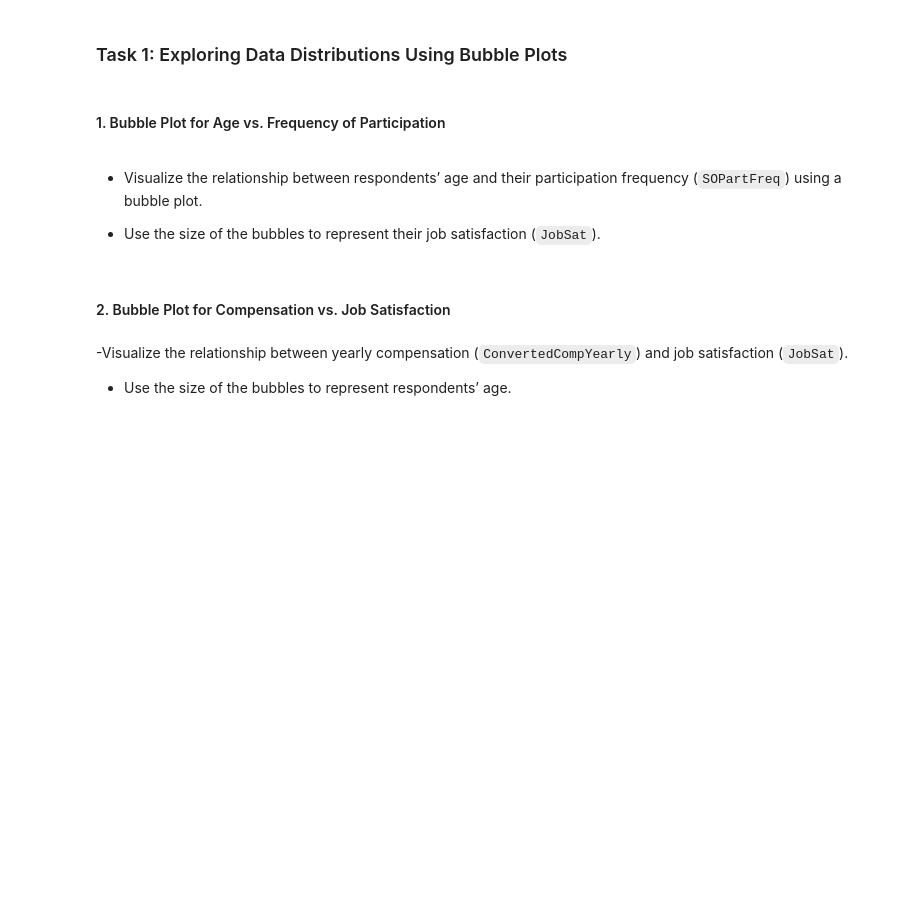
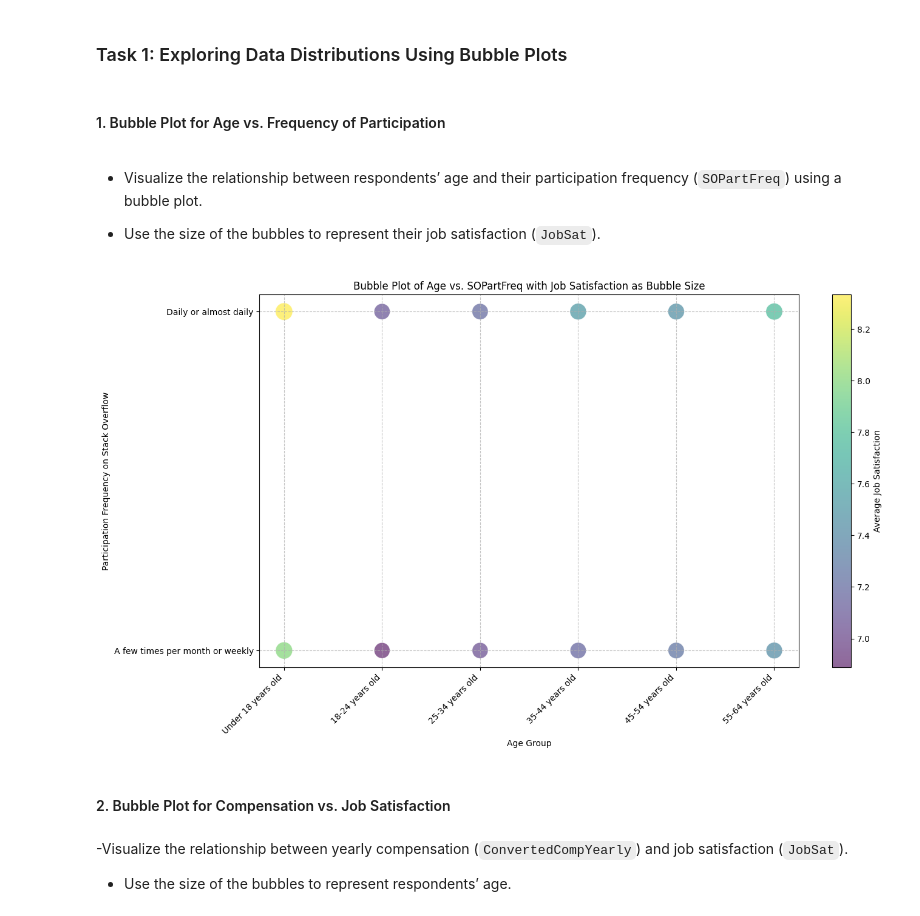
Before and after one commit to Sumant-crty/IBM-Data-Analyst-Capstone-Project, a Jupyter notebook: Lab 17 Bubble Plots.ipynb, the cells around one changed output. Saved outputs shown, nothing was run; the diff lists cells and outputs as text; code cells hidden in the pictures; blank space fills up the shorter version.

```diff
--- a/Lab 17 Bubble Plots.ipynb
+++ b/Lab 17 Bubble Plots.ipynb
@@ -61,3 +87,80 @@ df.head()
+# %%
+import matplotlib.pyplot as plt
+import numpy as np
+
+# Drop rows where any of the relevant columns are NaN for this plot
+df_plot1 = df.dropna(subset=['Age', 'SOPartFreq', 'JobSat']).copy()
+
+# Define a consistent order for 'Age' and 'SOPartFreq' for better visualization
+age_order = [
+    'Under 18 years old',
+    '18-24 years old',
+    '25-34 years old',
+    '35-44 years old',
+    '45-54 years old',
+    '55-64 years old',
+    '65 years old or older'
+]
+
+sopartfreq_order = [
+    'Never',
+    'Once a year',
+    'Less than once a month or monthly',
+    'A few times per month or weekly',
+    'Daily or almost daily'
+]
+
+df_plot1['Age'] = pd.Categorical(df_plot1['Age'], categories=age_order, ordered=True)
+df_plot1['SOPartFreq'] = pd.Categorical(df_plot1['SOPartFreq'], categories=sopartfreq_order, ordered=True)
+
+# Convert JobSat to numeric. It might be already, but ensure for safety.
+df_plot1['JobSat'] = pd.to_numeric(df_plot1['JobSat'])
+
+# Aggregate data: calculate mean JobSat and count of respondents for each Age-SOPartFreq group
+# The count will determine the size of the bubble if JobSat is not suitable for size, but the prompt asks for JobSat as size
+# So, let's use JobSat directly for size. We will also calculate the count to use as a proxy for 'support' if needed for scaling.
+df_agg1 = df_plot1.groupby(['Age', 'SOPartFreq']).agg(
+    mean_job_sat=('JobSat', 'mean'),
+    count_respondents=('ResponseId', 'count')
+).reset_index()
+
+# Scale JobSat for bubble size (adjust multiplier as needed for visual clarity)
+# We'll use the mean_job_sat directly as the size, but scale it up for visibility.
+# If JobSat values are small, multiplying them can make them visible.
+size_multiplier = 50
+df_agg1['bubble_size'] = df_agg1['mean_job_sat'] * size_multiplier
+
+# Create the bubble plot
+plt.figure(figsize=(14, 8))
+scatter = plt.scatter(
+    x=df_agg1['Age'],
+    y=df_agg1['SOPartFreq'],
+    s=df_agg1['bubble_size'],  # Size determined by scaled mean JobSat
+    alpha=0.6,
+    c=df_agg1['mean_job_sat'],  # Color determined by mean JobSat
+    cmap='viridis',             # Color map
+    edgecolors='w',             # White edges for better visibility of bubbles
+    linewidth=0.5
+)
+
+# Add a color bar
+cbar = plt.colorbar(scatter)
+cbar.set_label('Average Job Satisfaction')
+
+# Add labels and title
+plt.xlabel('Age Group')
+plt.ylabel('Participation Frequency on Stack Overflow')
+plt.title('Bubble Plot of Age vs. SOPartFreq with Job Satisfaction as Bubble Size')
+
+# Rotate x-axis labels if they are too long
+plt.xticks(rotation=45, ha='right')
+plt.yticks(rotation=0)
+
+plt.grid(True, linestyle='--', alpha=0.7)
+plt.tight_layout()
+plt.show()
+# %% [output]
+[figure, added]
 # %% [markdown]
 #### 2. Bubble Plot for Compensation vs. Job Satisfaction
 # %% [markdown]
```
Also changed, not shown: parts of 23 cells of this notebook.
